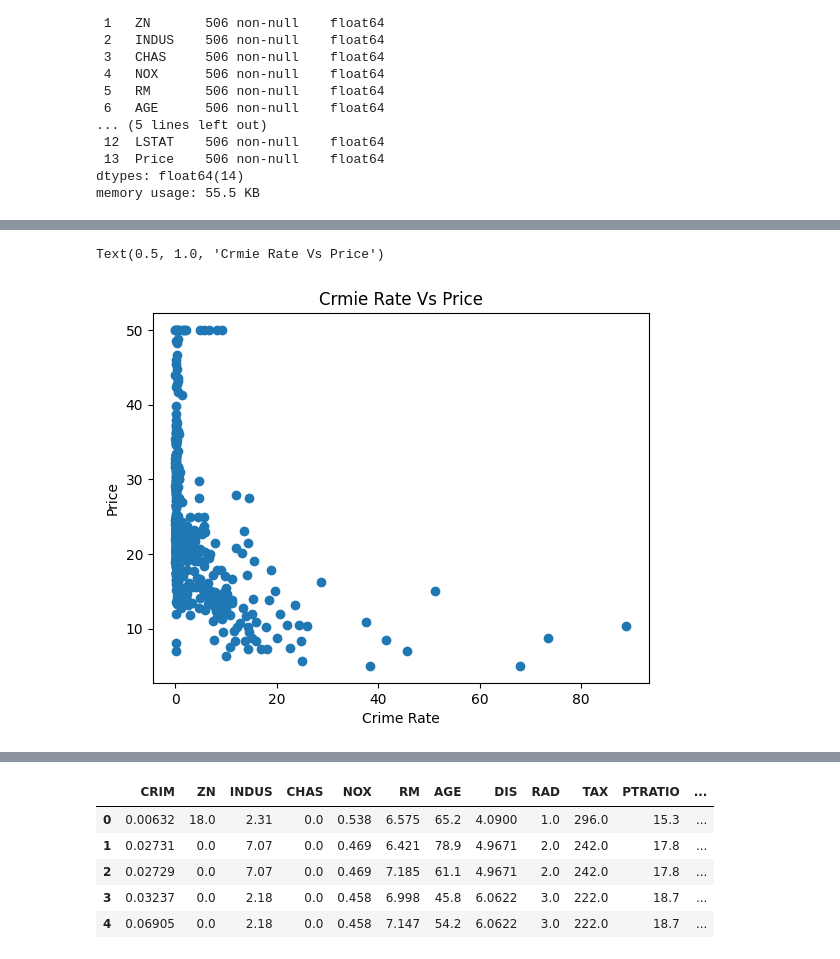
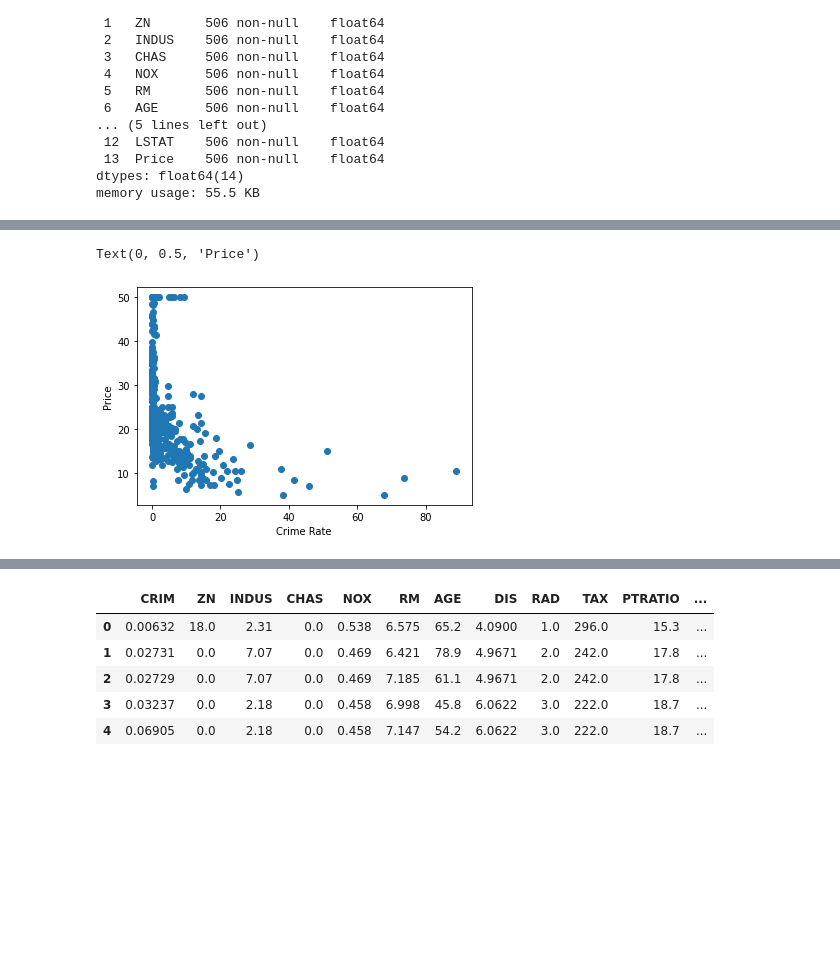
Before and after one commit to azeemite1/Bostonhousepricing, a Jupyter notebook: Linear Regression Model.ipynb, the cells around one changed output, grey strips where cells are left out. Saved outputs shown, nothing was run; the diff lists cells and outputs as text; code cells hidden in the pictures; blank space fills up the shorter version.

```diff
--- a/Linear Regression Model.ipynb
+++ b/Linear Regression Model.ipynb
@@ -213,9 +194,8 @@ sns.pairplot(dataset)
 # %%
-plt.scatter(dataset['CRIM'], dataset['Price'])
+plt.scatter(dataset['CRIM'],dataset['Price'])
 plt.xlabel("Crime Rate")
 plt.ylabel("Price")
-plt.title("Crmie Rate Vs Price")
 # %% [output]
-Text(0.5, 1.0, 'Crmie Rate Vs Price')
+Text(0, 0.5, 'Price')
-[figure, old version]
+[figure, new version]
 # %%
```
Also changed, not shown: parts of 98 cells of this notebook, 7 other files.
